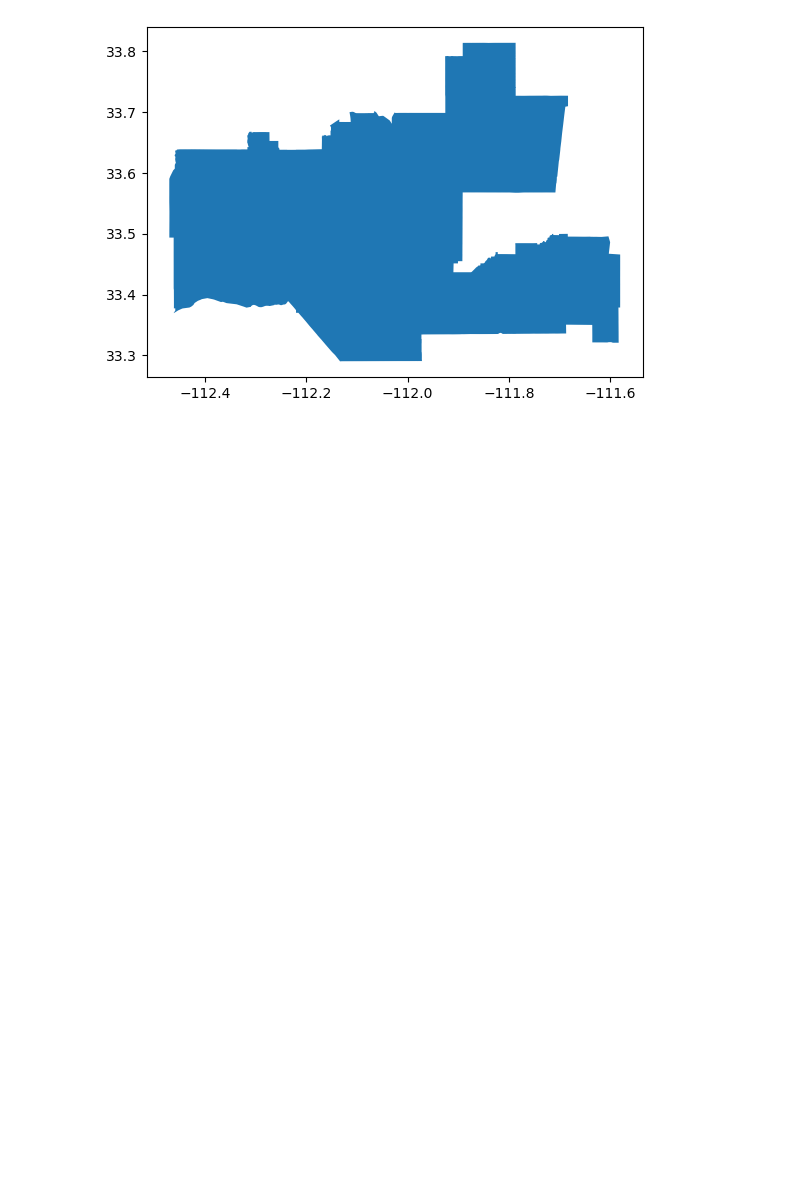
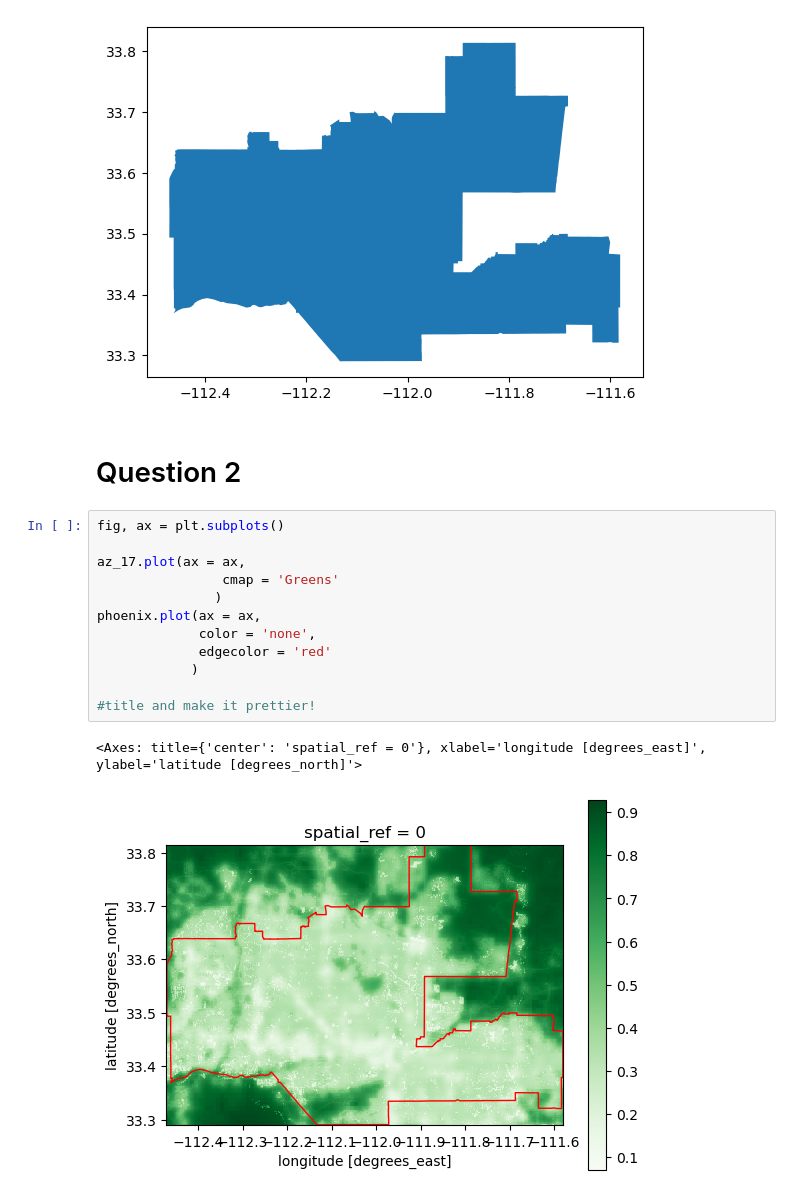
Before and after one commit to rosemaryjuarez/Maricopa-County-bidiversity-analysis, a Jupyter notebook: Final_biodiversity_analysis.ipynb, the cells around one changed output. Saved outputs shown, nothing was run; the diff lists cells and outputs as text; blank space fills up the shorter version.

```diff
--- a/Final_biodiversity_analysis.ipynb
+++ b/Final_biodiversity_analysis.ipynb
@@ -264,3 +230,20 @@ phoenix.plot()
 # %% [output]
 <Axes: >
 [figure]
+# %% [markdown]
+# Question 2
+# %%
+fig, ax = plt.subplots()
+
+az_17.plot(ax = ax,
+                cmap = 'Greens'
+               )
+phoenix.plot(ax = ax,
+             color = 'none',
+             edgecolor = 'red'
+            )
+
+#title and make it prettier!
+# %% [output]
+<Axes: title={'center': 'spatial_ref = 0'}, xlabel='longitude [degrees_east]', ylabel='latitude [degrees_north]'>
+[figure, added]
```
Also changed, not shown: parts of 37 cells of this notebook.
